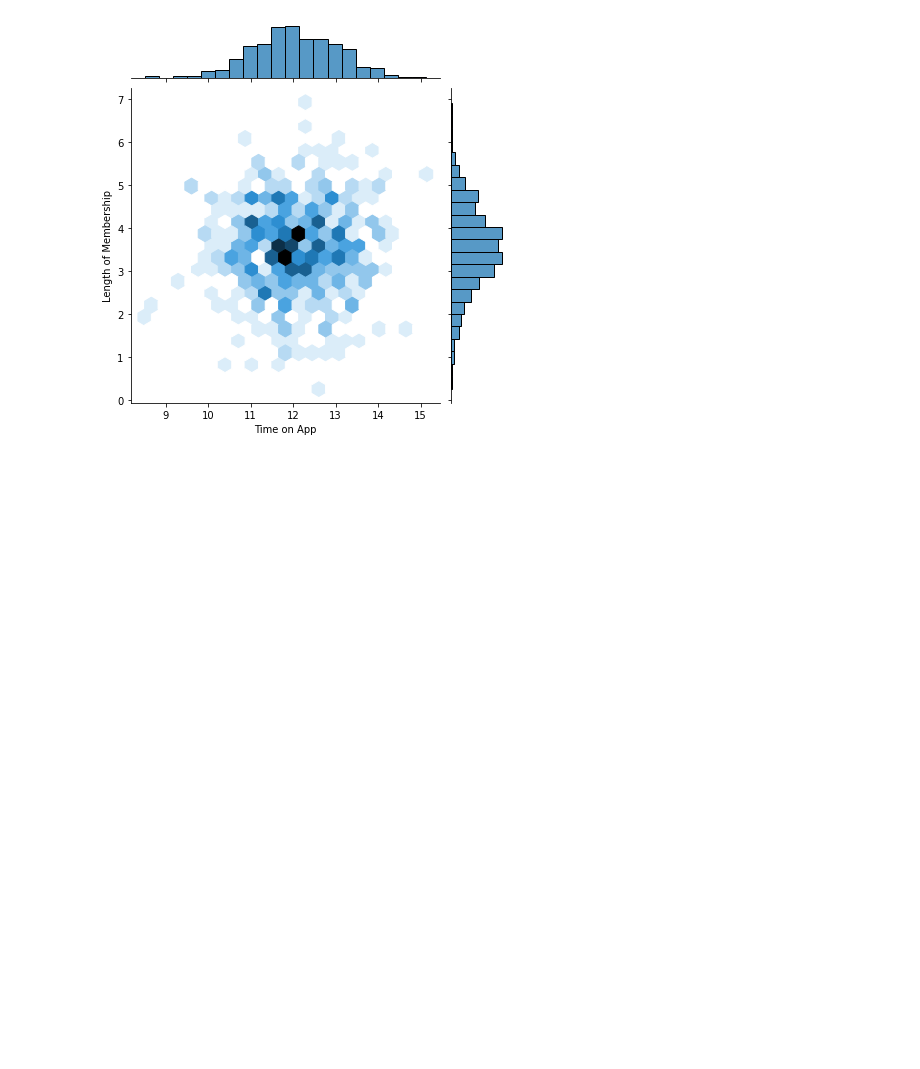
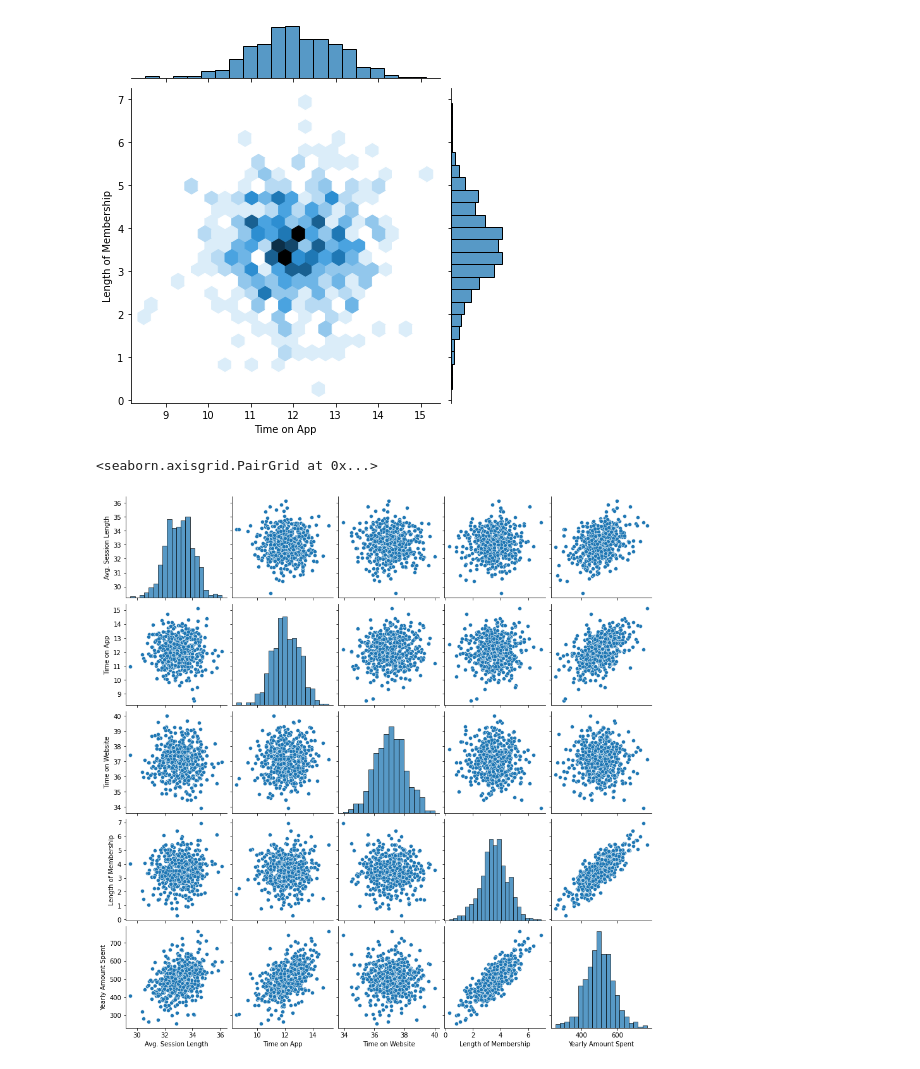
Before and after one commit to michael-bruno/ml-dev, a Jupyter notebook: linear-regression/ecommerce.ipynb, the cells around one changed output. Drawn from its saved outputs; the diff is of its cells as text; code cells hidden in the pictures; blank space fills up the shorter version.

```diff
--- a/linear-regression/ecommerce.ipynb
+++ b/linear-regression/ecommerce.ipynb
@@ -68,3 +68,8 @@ sns.jointplot(x="Time on App",y="Length of Membership",kind="hex",data=customers
 # %% [output]
 <seaborn.axisgrid.JointGrid at 0x...>
 [figure]
+# %%
+sns.pairplot(customers)
+# %% [output]
+<seaborn.axisgrid.PairGrid at 0x...>
+[figure, added]
```
Also changed, not shown: parts of 19 cells of this notebook.
